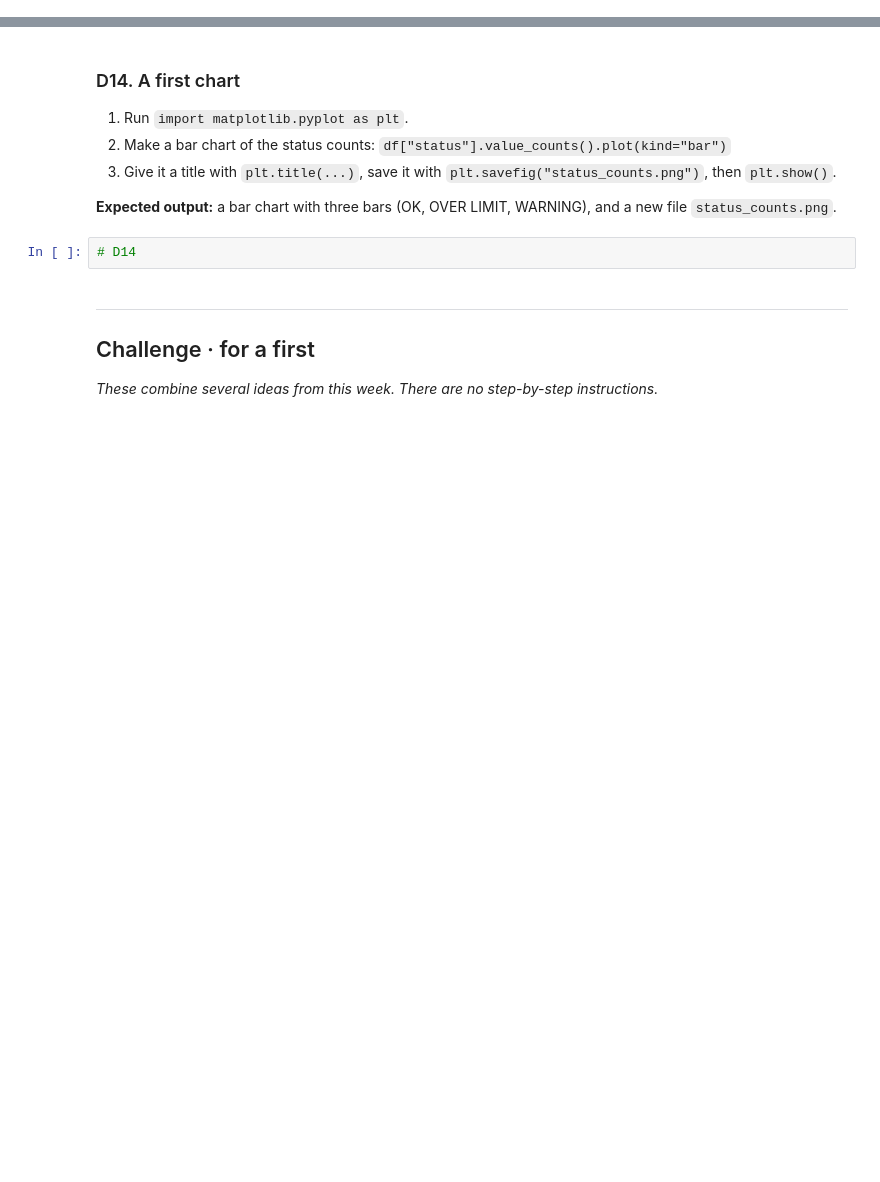
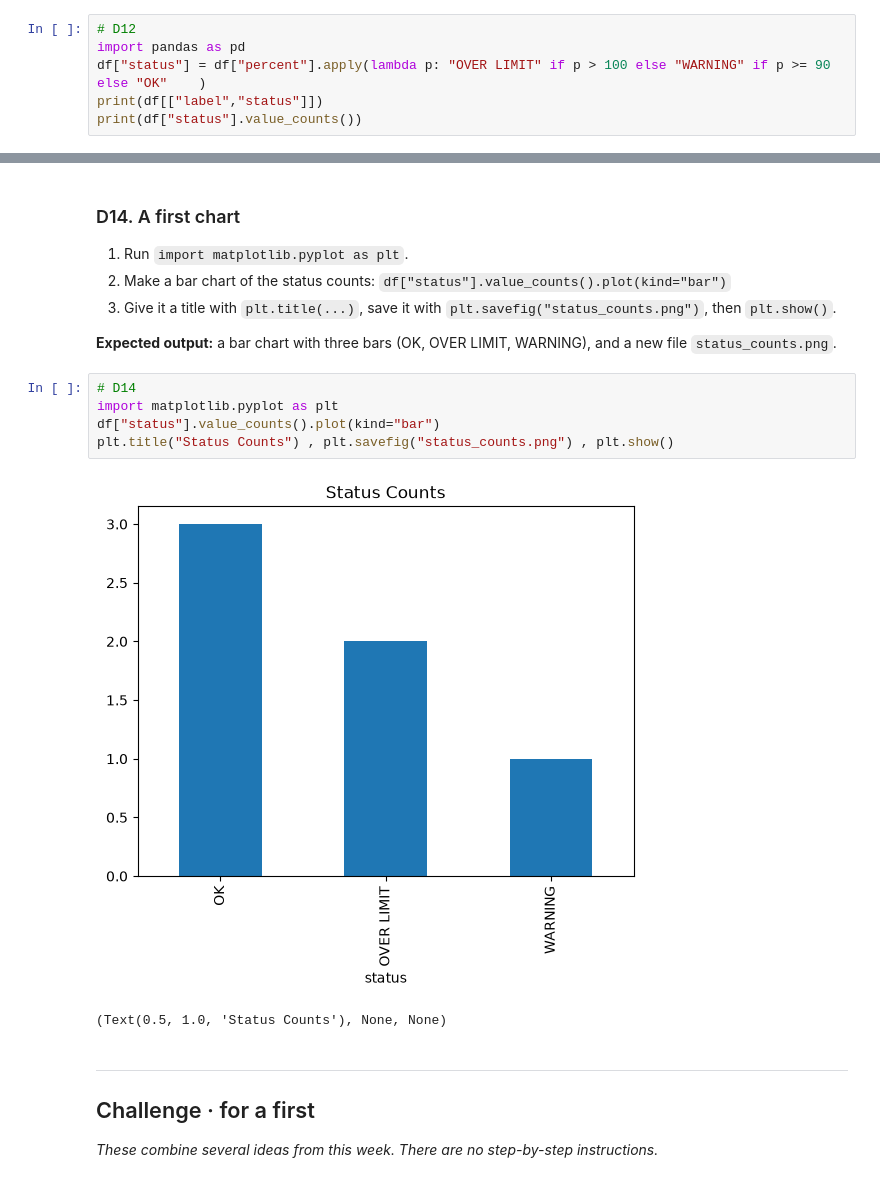
Before and after one commit to abelr00/CCST1510, a Jupyter notebook: Week 06 - Pandas/LAB/W06_Lab.ipynb, the cells around one changed output, grey strips where cells are left out. Cells and saved outputs as stored; diff of their text form; blank space fills up the shorter version.

```diff
--- a/Week 06 - Pandas/LAB/W06_Lab.ipynb
+++ b/Week 06 - Pandas/LAB/W06_Lab.ipynb
@@ -313,0 +320,6 @@ Name: count, dtype: int64
+# %%
+# D12
+import pandas as pd
+df["status"] = df["percent"].apply(lambda p: "OVER LIMIT" if p > 100 else "WARNING" if p >= 90 else "OK"    )
+print(df[["label","status"]])
+print(df["status"].value_counts())
@@ -329,8 +366,14 @@ Name: count, dtype: int64
 3. Give it a title with `plt.title(...)`, save it with `plt.savefig("status_counts.png")`, then `plt.show()`.
 
 **Expected output:** a bar chart with three bars (OK, OVER LIMIT, WARNING), and a new file `status_counts.png`.
-# %%
-# D14
+# %%
+# D14
+import matplotlib.pyplot as plt
+df["status"].value_counts().plot(kind="bar")
+plt.title("Status Counts") , plt.savefig("status_counts.png") , plt.show()
+# %% [output]
+[figure, added]
+(Text(0.5, 1.0, 'Status Counts'), None, None)
 # %% [markdown]
 ---
 ## Challenge · for a first
```
Also changed, not shown: parts of 10 cells of this notebook, 2 other files.
